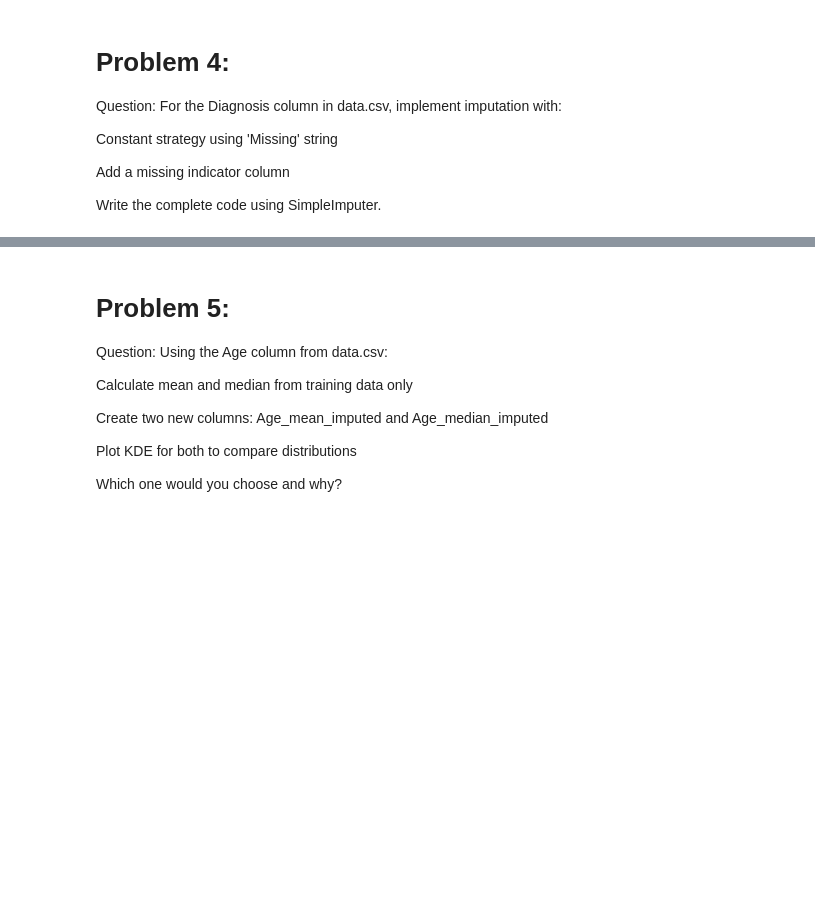
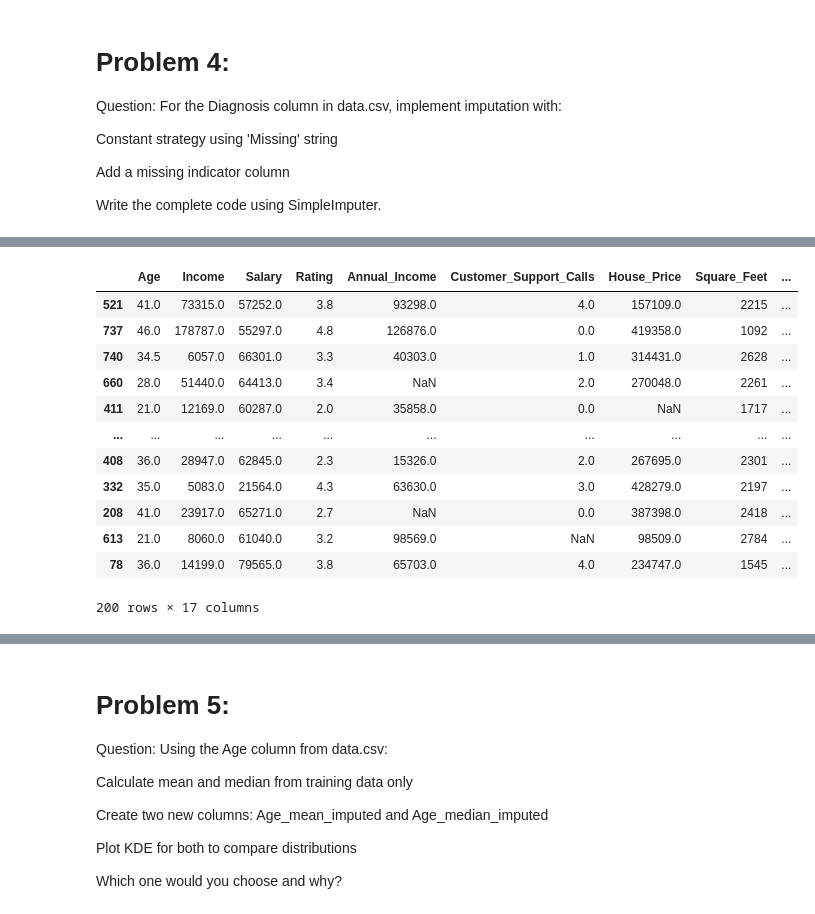
Before and after one commit to ak1bhasan/ML_Journey, a Jupyter notebook: Machine Learning/Week 01/Module 03 Starter, Train Test Split and Missing Value Handling/Practice Problem/Practice_Problem.ipynb, the cells around one changed output, grey strips where cells are left out. Saved outputs shown, nothing was run; the diff lists cells and outputs as text; code cells hidden in the pictures; blank space fills up the shorter version.

```diff
--- a/Machine Learning/Week 01/Module 03 Starter, Train Test Split and Missing Value Handling/Practice Problem/Practice_Problem.ipynb
+++ b/Machine Learning/Week 01/Module 03 Starter, Train Test Split and Missing Value Handling/Practice Problem/Practice_Problem.ipynb
@@ -473,0 +424,17 @@ dtype: object
+# %%
+X_train
+display(X_test)
+# %% [output]
+|  | Age | Income | Salary | Rating | Annual_Income | Customer_Support_Calls | House_Price | Square_Feet | ... |
+| 521 | 41.0 | 73315.0 | 57252.0 | 3.8 | 93298.0 | 4.0 | 157109.0 | 2215 | ... |
+| 737 | 46.0 | 178787.0 | 55297.0 | 4.8 | 126876.0 | 0.0 | 419358.0 | 1092 | ... |
+| 740 | 34.5 | 6057.0 | 66301.0 | 3.3 | 40303.0 | 1.0 | 314431.0 | 2628 | ... |
+| 660 | 28.0 | 51440.0 | 64413.0 | 3.4 | NaN | 2.0 | 270048.0 | 2261 | ... |
+| 411 | 21.0 | 12169.0 | 60287.0 | 2.0 | 35858.0 | 0.0 | NaN | 1717 | ... |
+| ... | ... | ... | ... | ... | ... | ... | ... | ... | ... |
+| 408 | 36.0 | 28947.0 | 62845.0 | 2.3 | 15326.0 | 2.0 | 267695.0 | 2301 | ... |
+| 332 | 35.0 | 5083.0 | 21564.0 | 4.3 | 63630.0 | 3.0 | 428279.0 | 2197 | ... |
+| 208 | 41.0 | 23917.0 | 65271.0 | 2.7 | NaN | 0.0 | 387398.0 | 2418 | ... |
+| 613 | 21.0 | 8060.0 | 61040.0 | 3.2 | 98569.0 | NaN | 98509.0 | 2784 | ... |
+| 78 | 36.0 | 14199.0 | 79565.0 | 3.8 | 65703.0 | 4.0 | 234747.0 | 1545 | ... |
+200 rows × 17 columns
```
Also changed, not shown: parts of 30 cells of this notebook.
